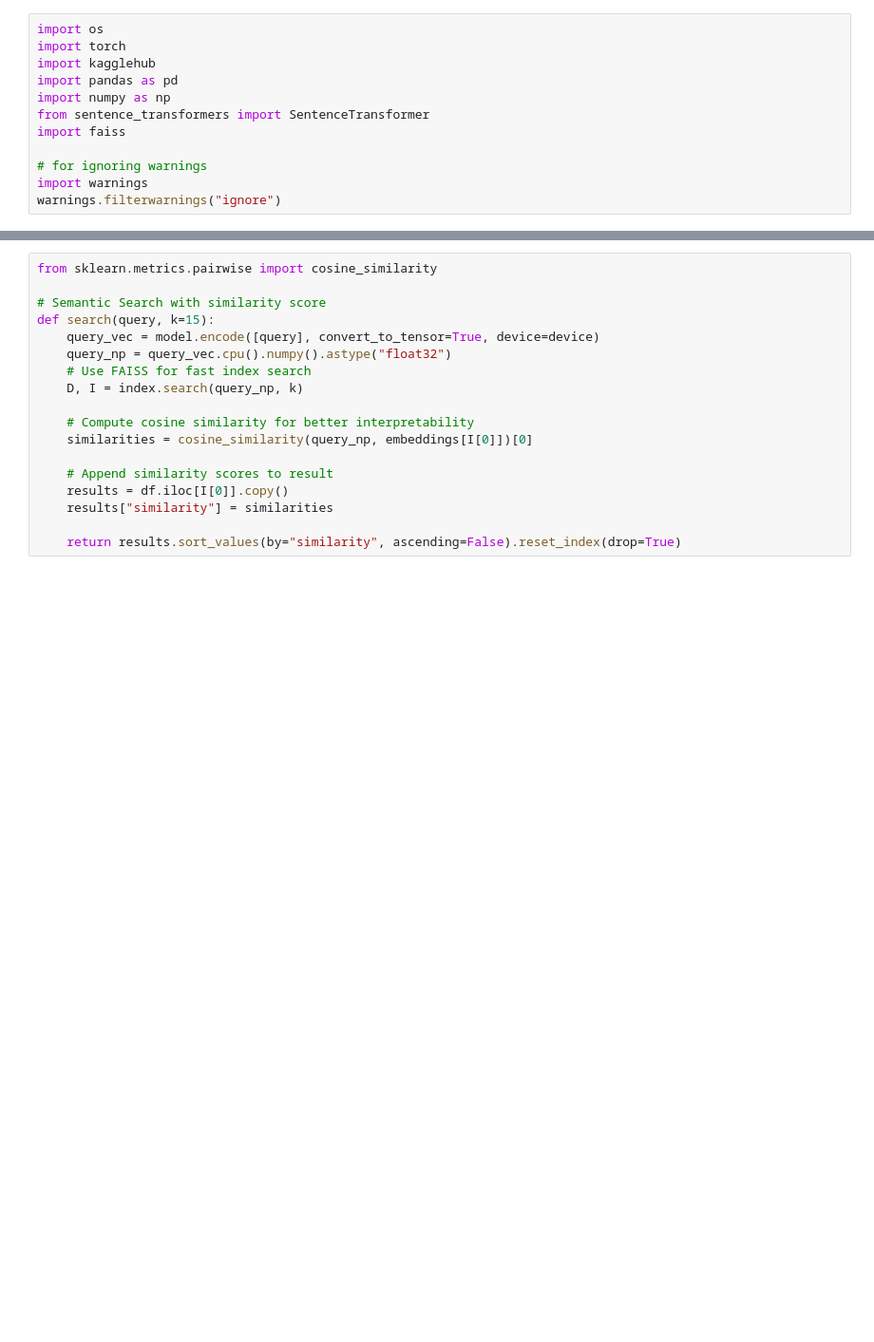
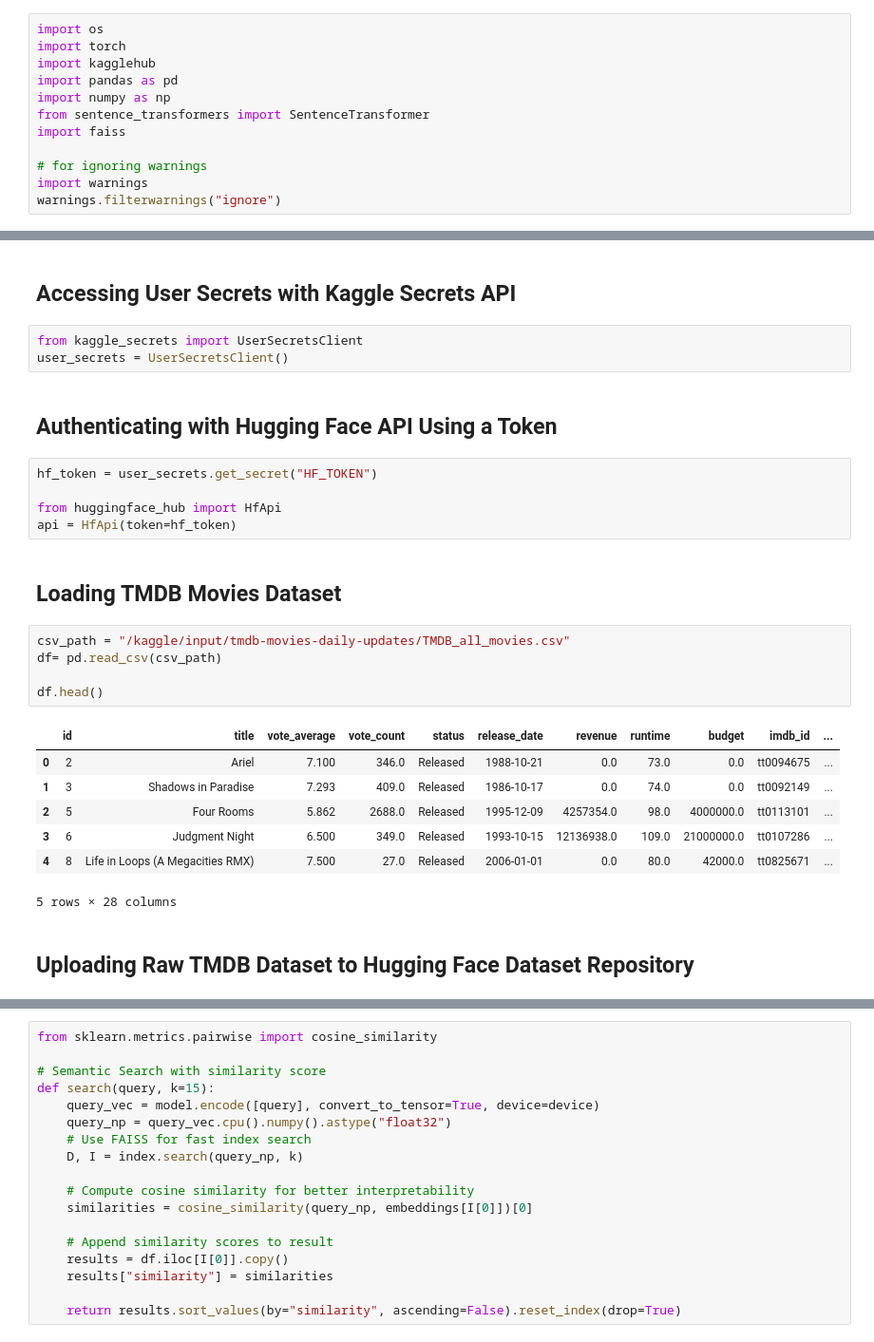
Before and after one commit to uiuxarghya/intelliflix, a Jupyter notebook: notebooks/02-semantic_movie_recommender.ipynb, the cells around one changed output, grey strips where cells are left out. Shown: that part at 95% size. Drawn from its saved outputs; the diff is of its cells as text; blank space fills up the shorter version.

Commit message:
feat(notebooks): update semantic movie recommender jupyter notebook v1

```diff
--- a/notebooks/02-semantic_movie_recommender.ipynb
+++ b/notebooks/02-semantic_movie_recommender.ipynb
@@ -135,0 +38,29 @@ print(f"📦 File size: {os.path.getsize(index_path) / 1024 / 1024:.2f} MB")
+# %% [markdown]
+## Accessing User Secrets with Kaggle Secrets API
+# %%
+from kaggle_secrets import UserSecretsClient
+user_secrets = UserSecretsClient()
+# %% [markdown]
+## Authenticating with Hugging Face API Using a Token
+# %%
+hf_token = user_secrets.get_secret("HF_TOKEN")
+
+from huggingface_hub import HfApi
+api = HfApi(token=hf_token)
+# %% [markdown]
+## Loading TMDB Movies Dataset
+# %%
+csv_path = "/kaggle/input/tmdb-movies-daily-updates/TMDB_all_movies.csv"
+df= pd.read_csv(csv_path)
+
+df.head()
+# %% [output]
+|  | id | title | vote_average | vote_count | status | release_date | revenue | runtime | budget | imdb_id | ... |
+| 0 | 2 | Ariel | 7.100 | 346.0 | Released | 1988-10-21 | 0.0 | 73.0 | 0.0 | tt0094675 | ... |
+| 1 | 3 | Shadows in Paradise | 7.293 | 409.0 | Released | 1986-10-17 | 0.0 | 74.0 | 0.0 | tt0092149 | ... |
+| 2 | 5 | Four Rooms | 5.862 | 2688.0 | Released | 1995-12-09 | 4257354.0 | 98.0 | 4000000.0 | tt0113101 | ... |
+| 3 | 6 | Judgment Night | 6.500 | 349.0 | Released | 1993-10-15 | 12136938.0 | 109.0 | 21000000.0 | tt0107286 | ... |
+| 4 | 8 | Life in Loops (A Megacities RMX) | 7.500 | 27.0 | Released | 2006-01-01 | 0.0 | 80.0 | 42000.0 | tt0825671 | ... |
+5 rows × 28 columns
+# %% [markdown]
+## Uploading Raw TMDB Dataset to Hugging Face Dataset Repository
```
Also changed, not shown: parts of 39 cells of this notebook.
